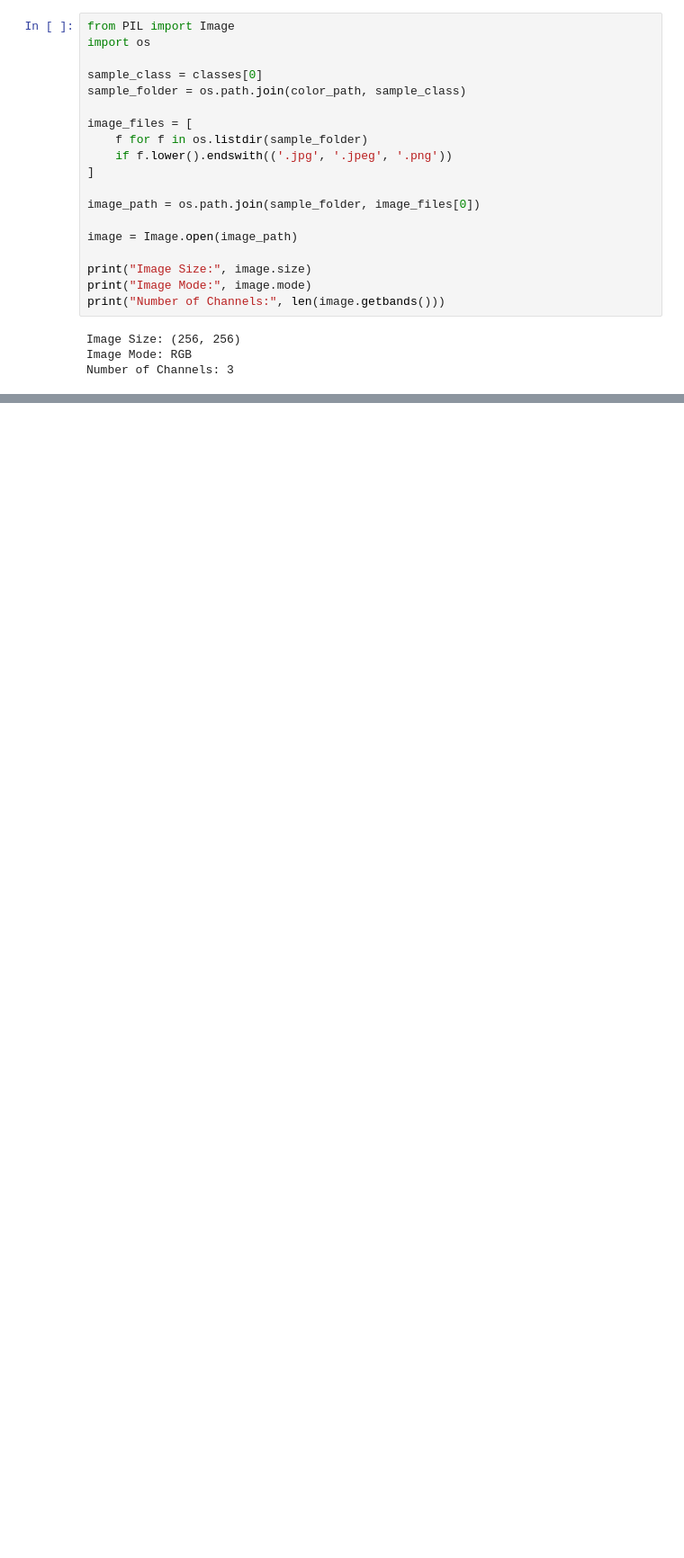
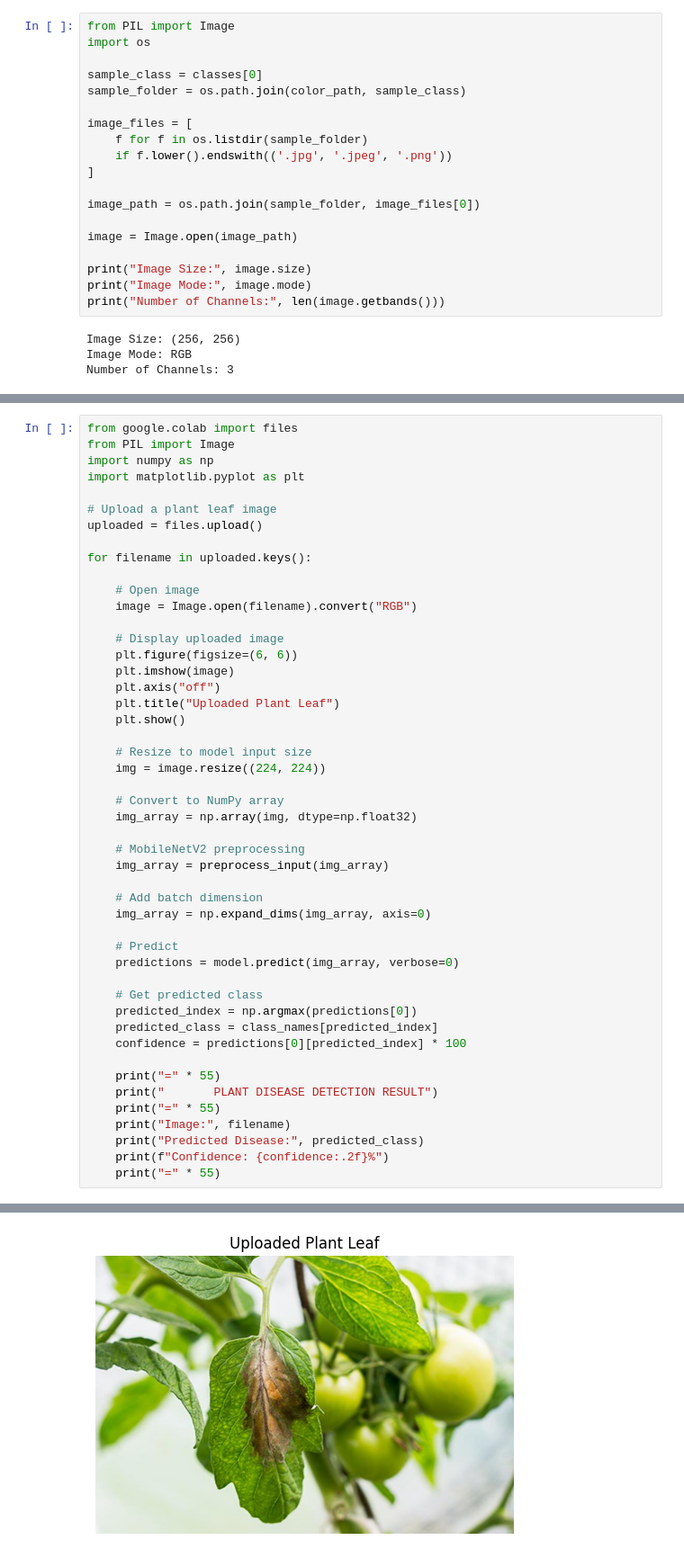
Before and after one commit to yratnapriya05/2520030156_ML_SEC4_, a Jupyter notebook: PROJECT/Plant_Disease_Detection_CNN_Transfer_Learning.ipynb, the cells around one changed output, grey strips where cells are left out. Shown at 90% size. Cells and saved outputs as stored; diff of their text form; blank space fills up the shorter version.

Commit message:
Update plant disease detection notebook

```diff
--- a/PROJECT/Plant_Disease_Detection_CNN_Transfer_Learning.ipynb
+++ b/PROJECT/Plant_Disease_Detection_CNN_Transfer_Learning.ipynb
@@ -277,0 +827,49 @@ Mean Pixel Value: 110.81
+# %%
+from google.colab import files
+from PIL import Image
+import numpy as np
+import matplotlib.pyplot as plt
+
+# Upload a plant leaf image
+uploaded = files.upload()
+
+for filename in uploaded.keys():
+
+    # Open image
+    image = Image.open(filename).convert("RGB")
+
+    # Display uploaded image
+    plt.figure(figsize=(6, 6))
+    plt.imshow(image)
+    plt.axis("off")
+    plt.title("Uploaded Plant Leaf")
+    plt.show()
+
+    # Resize to model input size
+    img = image.resize((224, 224))
+
+    # Convert to NumPy array
+    img_array = np.array(img, dtype=np.float32)
+
+    # MobileNetV2 preprocessing
+    img_array = preprocess_input(img_array)
+
+    # Add batch dimension
+    img_array = np.expand_dims(img_array, axis=0)
+
+    # Predict
+    predictions = model.predict(img_array, verbose=0)
+
+    # Get predicted class
+    predicted_index = np.argmax(predictions[0])
+    predicted_class = class_names[predicted_index]
+    confidence = predictions[0][predicted_index] * 100
+
+    print("=" * 55)
+    print("       PLANT DISEASE DETECTION RESULT")
+    print("=" * 55)
+    print("Image:", filename)
+    print("Predicted Disease:", predicted_class)
+    print(f"Confidence: {confidence:.2f}%")
+    print("=" * 55)
+# %% [output]
@@ -277,0 +878 @@ Mean Pixel Value: 110.81
+[figure, added]
```
Also changed, not shown: parts of 31 cells of this notebook.
